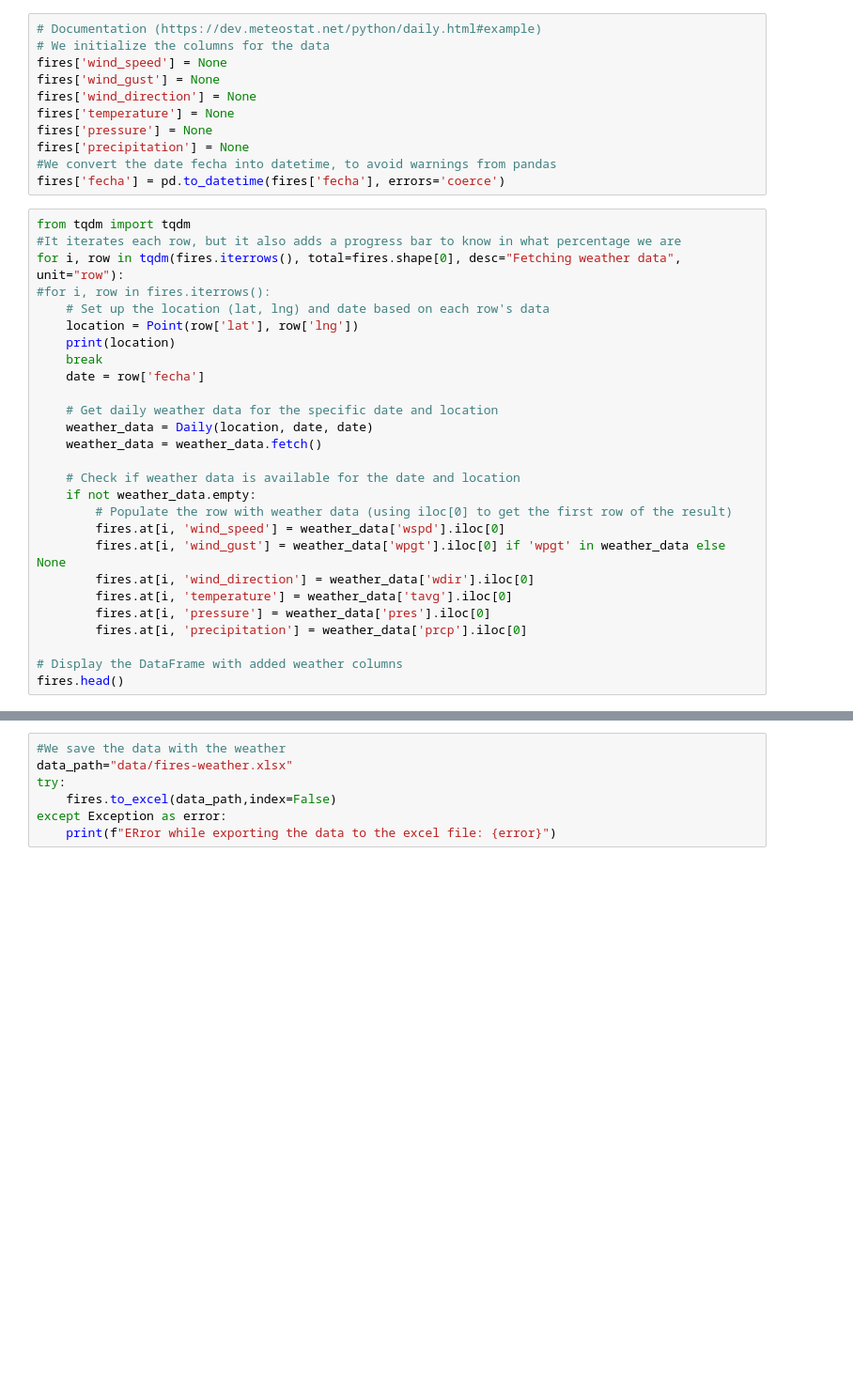
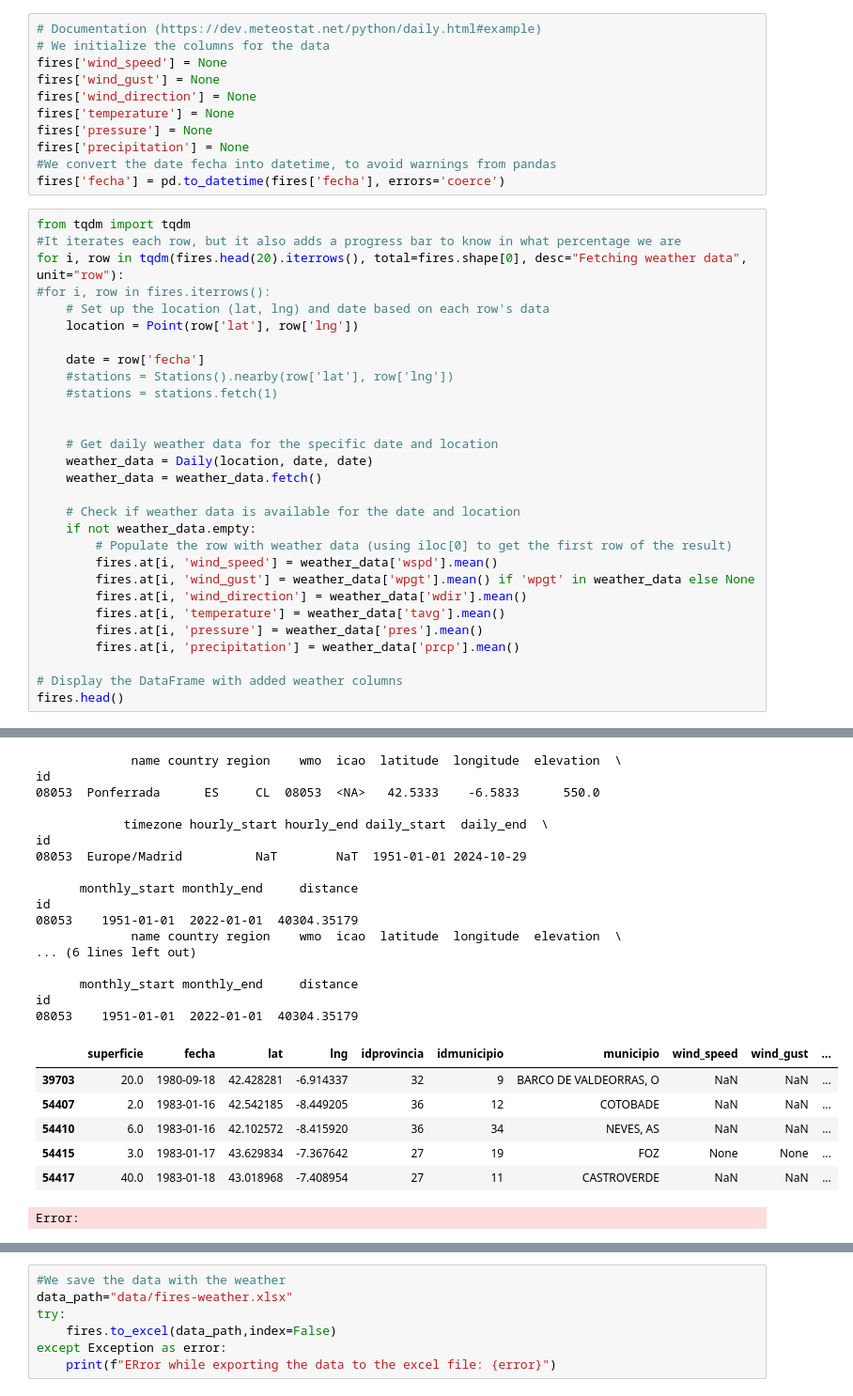
Before and after one commit to JozsefIvanGafo/4-Year-Q1-iao-project-Prediction-of-Forest-fires-in-Galicia-Spain2024-UC3M, a Jupyter notebook: prediction_of_forest_fires_in_Galicia.ipynb, the cells around one changed output, grey strips where cells are left out. Shown at 94% size. Saved outputs shown, nothing was run; the diff lists cells and outputs as text; blank space fills up the shorter version.

```diff
--- a/prediction_of_forest_fires_in_Galicia.ipynb
+++ b/prediction_of_forest_fires_in_Galicia.ipynb
@@ -113,13 +113,15 @@ fires['fecha'] = pd.to_datetime(fires['fecha'], errors='coerce')
 # %%
 from tqdm import tqdm
 #It iterates each row, but it also adds a progress bar to know in what percentage we are
-for i, row in tqdm(fires.iterrows(), total=fires.shape[0], desc="Fetching weather data", unit="row"):
+for i, row in tqdm(fires.head(20).iterrows(), total=fires.shape[0], desc="Fetching weather data", unit="row"):
 #for i, row in fires.iterrows():
     # Set up the location (lat, lng) and date based on each row's data
     location = Point(row['lat'], row['lng'])
-    print(location)
-    break
+
     date = row['fecha']
+    #stations = Stations().nearby(row['lat'], row['lng'])
+    #stations = stations.fetch(1)
+
 
     # Get daily weather data for the specific date and location
     weather_data = Daily(location, date, date)
@@ -128,12 +130,12 @@ for i, row in tqdm(fires.iterrows(), total=fires.shape[0], desc="Fetching weathe
     # Check if weather data is available for the date and location
     if not weather_data.empty:
         # Populate the row with weather data (using iloc[0] to get the first row of the result)
-        fires.at[i, 'wind_speed'] = weather_data['wspd'].iloc[0]
-        fires.at[i, 'wind_gust'] = weather_data['wpgt'].iloc[0] if 'wpgt' in weather_data else None
-        fires.at[i, 'wind_direction'] = weather_data['wdir'].iloc[0]
-        fires.at[i, 'temperature'] = weather_data['tavg'].iloc[0]
-        fires.at[i, 'pressure'] = weather_data['pres'].iloc[0]
-        fires.at[i, 'precipitation'] = weather_data['prcp'].iloc[0]
+        fires.at[i, 'wind_speed'] = weather_data['wspd'].mean()
+        fires.at[i, 'wind_gust'] = weather_data['wpgt'].mean() if 'wpgt' in weather_data else None
+        fires.at[i, 'wind_direction'] = weather_data['wdir'].mean()
+        fires.at[i, 'temperature'] = weather_data['tavg'].mean()
+        fires.at[i, 'pressure'] = weather_data['pres'].mean()
+        fires.at[i, 'precipitation'] = weather_data['prcp'].mean()
 
 # Display the DataFrame with added weather columns
 fires.head()
@@ -142,2 +296,26 @@ SyntaxError: invalid syntax (4088417403.py, line 8)
+             name country region    wmo  icao  latitude  longitude  elevation  \
+id
+08053  Ponferrada      ES     CL  08053  <NA>   42.5333    -6.5833      550.0
+
+            timezone hourly_start hourly_end daily_start  daily_end  \
+id
+08053  Europe/Madrid          NaT        NaT  1951-01-01 2024-10-29
+
+      monthly_start monthly_end     distance
+id
+08053    1951-01-01  2022-01-01  40304.35179
+             name country region    wmo  icao  latitude  longitude  elevation  \
+... (6 lines left out)
+
+      monthly_start monthly_end     distance
+id
+08053    1951-01-01  2022-01-01  40304.35179
+|  | superficie | fecha | lat | lng | idprovincia | idmunicipio | municipio | wind_speed | wind_gust | ... |
+| 39703 | 20.0 | 1980-09-18 | 42.428281 | -6.914337 | 32 | 9 | BARCO DE VALDEORRAS, O | NaN | NaN | ... |
+| 54407 | 2.0 | 1983-01-16 | 42.542185 | -8.449205 | 36 | 12 | COTOBADE | NaN | NaN | ... |
+| 54410 | 6.0 | 1983-01-16 | 42.102572 | -8.415920 | 36 | 34 | NEVES, AS | NaN | NaN | ... |
+| 54415 | 3.0 | 1983-01-17 | 43.629834 | -7.367642 | 27 | 19 | FOZ | None | None | ... |
+| 54417 | 40.0 | 1983-01-18 | 43.018968 | -7.408954 | 27 | 11 | CASTROVERDE | NaN | NaN | ... |
+Error:
 # %%
 fires.isna().sum()
```
Also changed, not shown: parts of 5 cells of this notebook, 57 other files.
